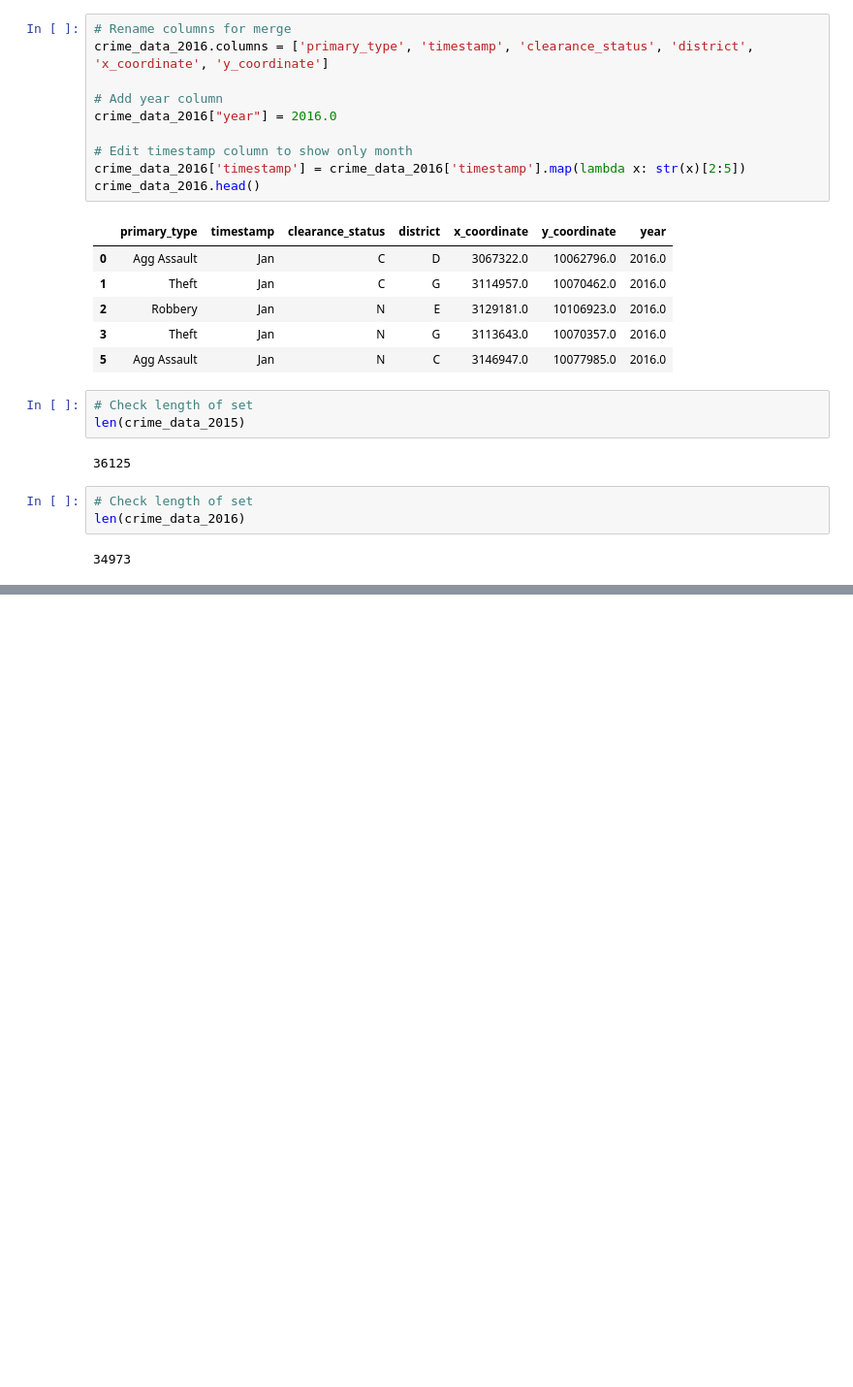
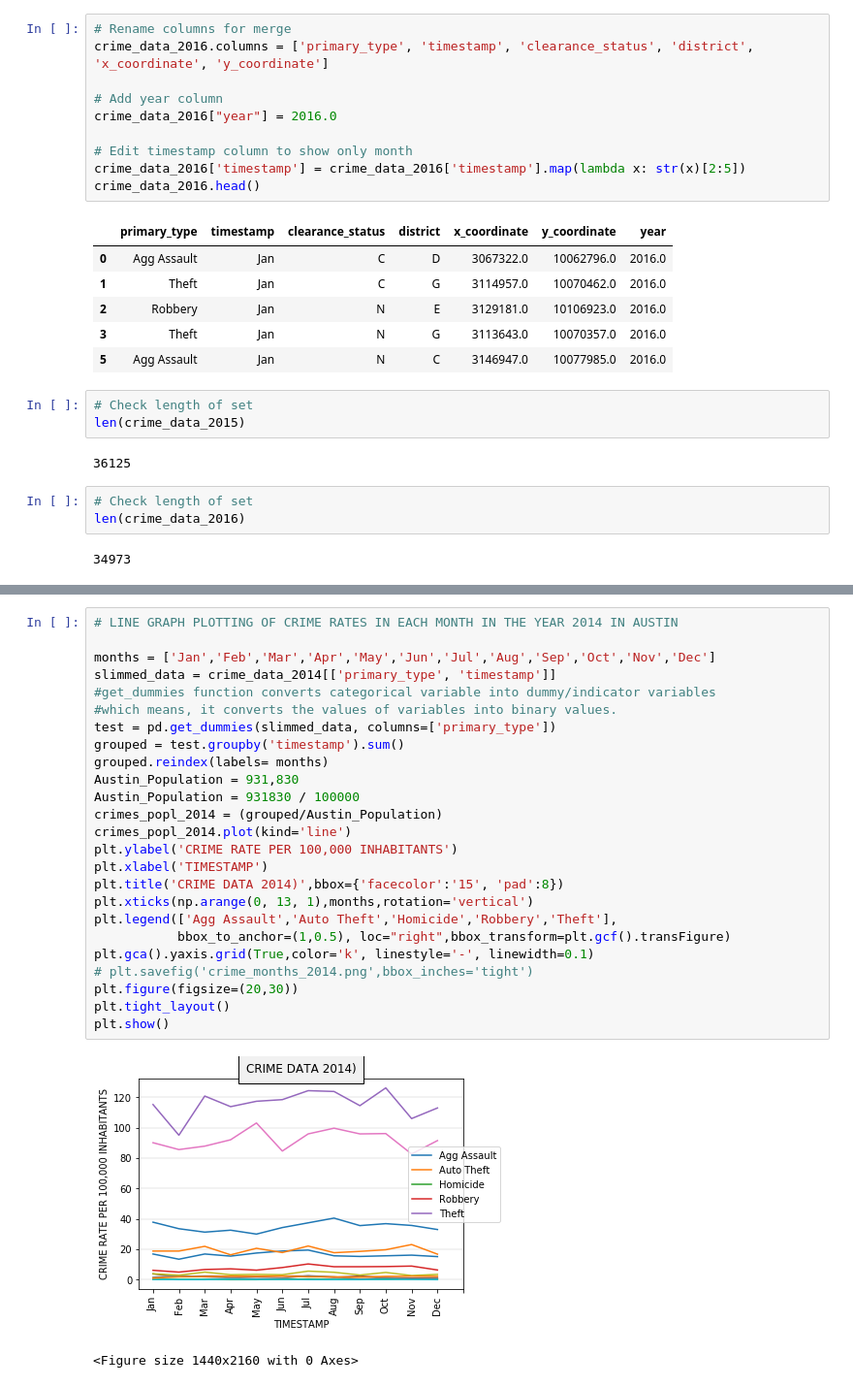
Before and after one commit to shruthieg/Austin-Crime-Data-Analytics, a Jupyter notebook: Project_1_Data_cleanse.ipynb, the cells around one changed output, grey strips where cells are left out. Shown at 97% size. Drawn from its saved outputs; the diff is of its cells as text; blank space fills up the shorter version.

```diff
--- a/Project_1_Data_cleanse.ipynb
+++ b/Project_1_Data_cleanse.ipynb
@@ -177,0 +260,28 @@ print(crime_data_merge_final["year"].value_counts())
+# %%
+# LINE GRAPH PLOTTING OF CRIME RATES IN EACH MONTH IN THE YEAR 2014 IN AUSTIN
+
+months = ['Jan','Feb','Mar','Apr','May','Jun','Jul','Aug','Sep','Oct','Nov','Dec']
+slimmed_data = crime_data_2014[['primary_type', 'timestamp']]
+#get_dummies function converts categorical variable into dummy/indicator variables
+#which means, it converts the values of variables into binary values.
+test = pd.get_dummies(slimmed_data, columns=['primary_type'])
+grouped = test.groupby('timestamp').sum()
+grouped.reindex(labels= months)
+Austin_Population = 931,830
+Austin_Population = 931830 / 100000
+crimes_popl_2014 = (grouped/Austin_Population)
+crimes_popl_2014.plot(kind='line')
+plt.ylabel('CRIME RATE PER 100,000 INHABITANTS')
+plt.xlabel('TIMESTAMP')
+plt.title('CRIME DATA 2014)',bbox={'facecolor':'15', 'pad':8})
+plt.xticks(np.arange(0, 13, 1),months,rotation='vertical')
+plt.legend(['Agg Assault','Auto Theft','Homicide','Robbery','Theft'],
+           bbox_to_anchor=(1,0.5), loc="right",bbox_transform=plt.gcf().transFigure)
+plt.gca().yaxis.grid(True,color='k', linestyle='-', linewidth=0.1)
+# plt.savefig('crime_months_2014.png',bbox_inches='tight')
+plt.figure(figsize=(20,30))
+plt.tight_layout()
+plt.show()
+# %% [output]
+[figure, added]
+<Figure size 1440x2160 with 0 Axes>
```
Also changed, not shown: parts of 16 cells of this notebook.
